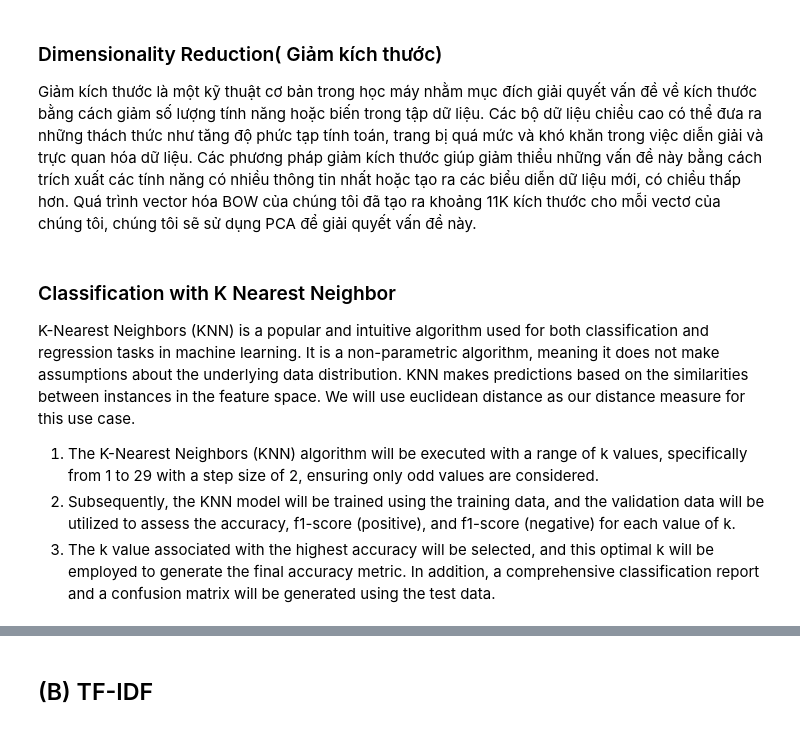
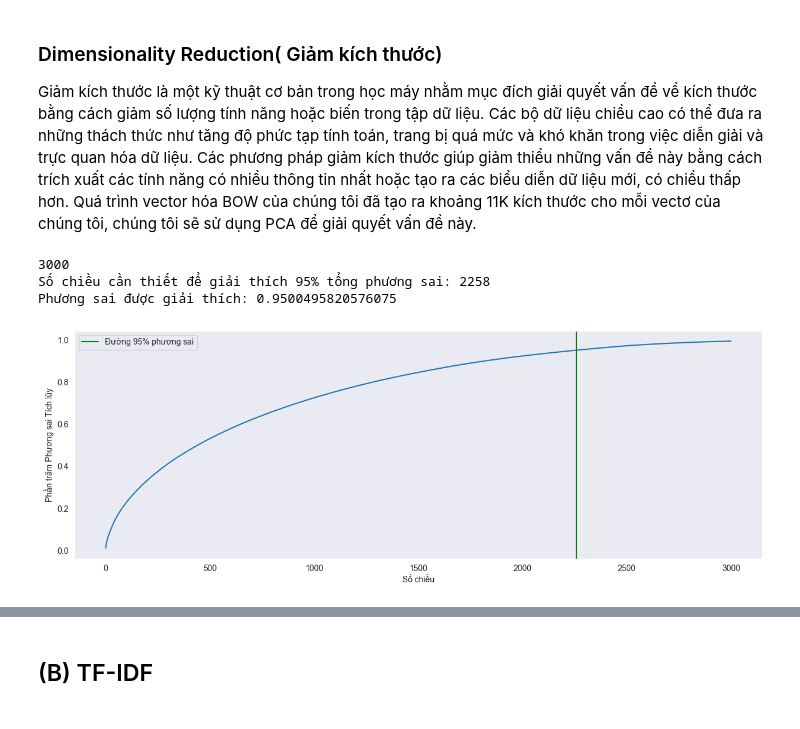
Before and after one commit to abuhmhai/SentimentAnalysis_KNN, a Jupyter notebook: Amazon FineFood Sentiment KNN.ipynb, the cells around one changed output, grey strips where cells are left out. Drawn from its saved outputs; the diff is of its cells as text; code cells hidden in the pictures.

```diff
--- a/Amazon FineFood Sentiment KNN.ipynb
+++ b/Amazon FineFood Sentiment KNN.ipynb
@@ -417,40 +417,40 @@ X_test_bow_standardised = scaler_bow.transform(test_bow.toarray())
 Giảm kích thước là một kỹ thuật cơ bản trong học máy nhằm mục đích giải quyết vấn đề về kích thước bằng cách giảm số lượng tính năng hoặc biến trong tập dữ liệu. Các bộ dữ liệu chiều cao có thể đưa ra những thách thức như tăng độ phức tạp tính toán, trang bị quá mức và khó khăn trong việc diễn giải và trực quan hóa dữ liệu. Các phương pháp giảm kích thước giúp giảm thiểu những vấn đề này bằng cách trích xuất các tính năng có nhiều thông tin nhất hoặc tạo ra các biểu diễn dữ liệu mới, có chiều thấp hơn.
 Quá trình vector hóa BOW của chúng tôi đã tạo ra khoảng 11K kích thước cho mỗi vectơ của chúng tôi, chúng tôi sẽ sử dụng PCA để giải quyết vấn đề này.
 # %%
-# dim reduction using PCA or we can also use truncated SVD
+# Giảm chiều dữ liệu sử dụng phương pháp PCA hoặc Truncated SVD
 
+# Sử dụng PCA với số thành phần chính (components) là 3000
 pca = PCA(n_components=3000)
-pca.fit(X_train_bow_standardised)
-explained_variance = pca.explained_variance_ratio_
-print(len(explained_variance))
+pca.fit(X_train_bow_standardised)  # Huấn luyện PCA trên dữ liệu huấn luyện đã chuẩn hóa
+explained_variance = pca.explained_variance_ratio_  # Lấy tỷ lệ phương sai được giải thích bởi mỗi thành phần chính
+print(len(explained_variance))  # In ra số lượng tỷ lệ phương sai được giải thích
 
+# Xác định số chiều cần thiết để giải thích 95% tổng phương sai
+dim_req_var = sum(np.cumsum(explained_variance) <= 0.95)
+print('Số chiều cần thiết để giải thích 95% tổng phương sai:', dim_req_var)
+print('Phương sai được giải thích:', np.cumsum(explained_variance)[dim_req_var])
 
-dim_req_var = sum(np.cumsum(explained_variance) <=0.95)
-print('Dimensions required for 95 percent explained variance:', dim_req_var)
-print('Variance Explained:', np.cumsum(explained_variance)[dim_req_var])
-
+# Vẽ biểu đồ hiển thị phương sai tích lũy theo số chiều
 plt.figure(figsize=(15,5))
 plt.grid()
-plt.plot(list(range(len(explained_variance))),np.cumsum(explained_variance))
-plt.axvline(x = dim_req_var, color = 'g', label='95 pecent var line')
-plt.xlabel('Dimensions')
-plt.ylabel('Cumulative Percentage Variance Explained')
+plt.plot(list(range(len(explained_variance))), np.cumsum(explained_variance))
+plt.axvline(x=dim_req_var, color='g', label='Đường 95% phương sai')
+plt.xlabel('Số chiều')
+plt.ylabel('Phần trăm Phương sai Tích lũy')
 plt.legend()
 plt.show()
 
-
+# Sử dụng PCA để giảm chiều dữ liệu cho dữ liệu huấn luyện, dữ liệu cross validation và dữ liệu kiểm tra
 X_train_bow_pca = pca.transform(X_train_bow_standardised)[:, :dim_req_var]
 X_cv_bow_pca = pca.transform(X_cv_bow_standardised)[:, :dim_req_var]
 X_test_bow_pca = pca.transform(X_test_bow_standardised)[:, :dim_req_var]
 
+# Xác định nhãn cho dữ liệu huấn luyện, dữ liệu cross validation và dữ liệu kiểm tra
 y_train = Y_train_bow
 y_cv = df_cv['Score'].values
 y_test = df_test['Score'].values
+# %% [output]
+3000
+Số chiều cần thiết để giải thích 95% tổng phương sai: 2258
+Phương sai được giải thích: 0.9500495820576075
+[figure, added]
-# %% [markdown]
-### Classification with K Nearest Neighbor
-
-K-Nearest Neighbors (KNN) is a popular and intuitive algorithm used for both classification and regression tasks in machine learning. It is a non-parametric algorithm, meaning it does not make assumptions about the underlying data distribution. KNN makes predictions based on the similarities between instances in the feature space. We will use euclidean distance as our distance measure for this use case.
-
-1. The K-Nearest Neighbors (KNN) algorithm will be executed with a range of k values, specifically from 1 to 29 with a step size of 2, ensuring only odd values are considered.
-2. Subsequently, the KNN model will be trained using the training data, and the validation data will be utilized to assess the accuracy, f1-score (positive), and f1-score (negative) for each value of k.
-3. The k value associated with the highest accuracy will be selected, and this optimal k will be employed to generate the final accuracy metric. In addition, a comprehensive classification report and a confusion matrix will be generated using the test data.
```
Also changed, not shown: parts of 10 cells of this notebook.
